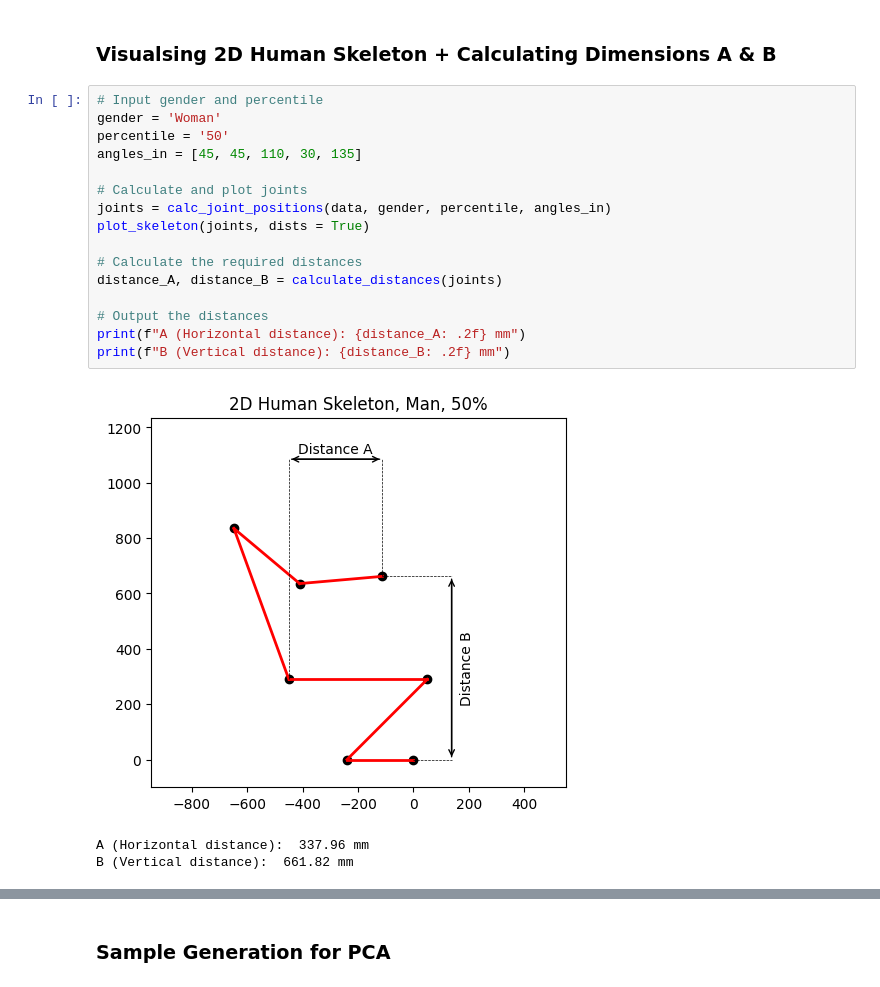
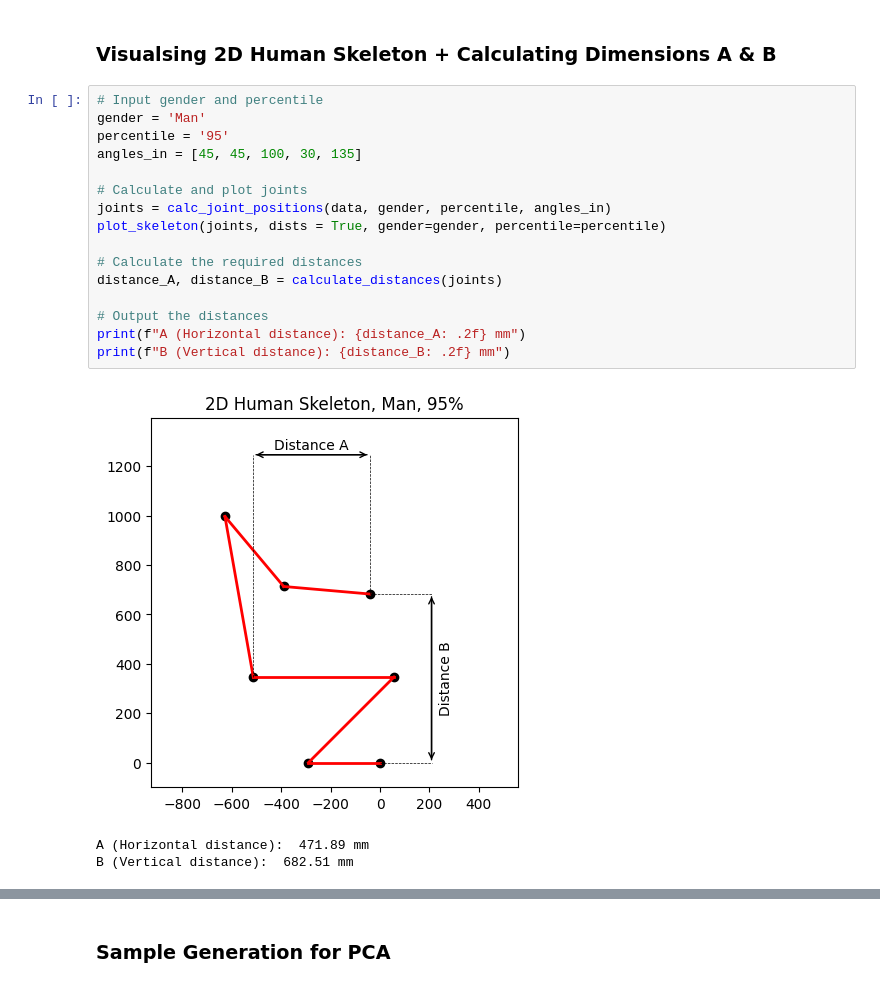
Before and after one commit to kaiwills/3ScooterAnalysis, a Jupyter notebook: roymech_analysis.ipynb, the cells around one changed output, grey strips where cells are left out. Cells and saved outputs as stored; diff of their text form.

```diff
--- a/roymech_analysis.ipynb
+++ b/roymech_analysis.ipynb
@@ -45,21 +45,21 @@ data
 ### Visualsing 2D Human Skeleton + Calculating Dimensions A & B
 # %%
 # Input gender and percentile
-gender = 'Woman'
-percentile = '50'
-angles_in = [45, 45, 110, 30, 135]
+gender = 'Man'
+percentile = '95'
+angles_in = [45, 45, 100, 30, 135]
 
 # Calculate and plot joints
 joints = calc_joint_positions(data, gender, percentile, angles_in)
-plot_skeleton(joints, dists = True)
+plot_skeleton(joints, dists = True, gender=gender, percentile=percentile)
 
 # Calculate the required distances
 distance_A, distance_B = calculate_distances(joints)
 
 # Output the distances
 print(f"A (Horizontal distance): {distance_A: .2f} mm")
 print(f"B (Vertical distance): {distance_B: .2f} mm")
 # %% [output]
-[figure, old version]
+[figure, new version]
-A (Horizontal distance):  337.96 mm
-B (Vertical distance):  661.82 mm
+A (Horizontal distance):  471.89 mm
+B (Vertical distance):  682.51 mm
```
Also changed, not shown: parts of 3 cells of this notebook, 4 other files.
